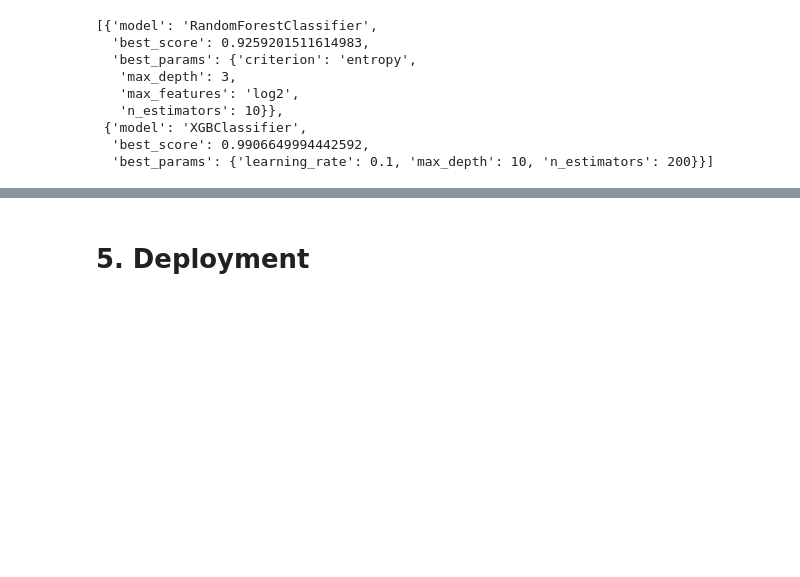
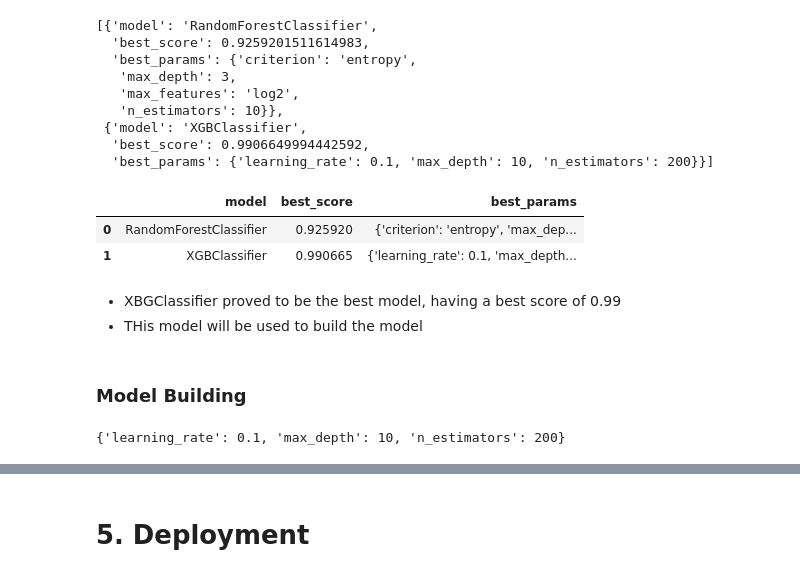
Before and after one commit to Mercy-Njambi/Employee-Churn, a Jupyter notebook: data/notebooks/analysis.ipynb, the cells around one changed output, grey strips where cells are left out. Cells and saved outputs as stored; diff of their text form; code cells hidden in the pictures; blank space fills up the shorter version.

```diff
--- a/data/notebooks/analysis.ipynb
+++ b/data/notebooks/analysis.ipynb
@@ -788,3 +789,23 @@ scores
  {'model': 'XGBClassifier',
   'best_score': 0.9906649994442592,
   'best_params': {'learning_rate': 0.1, 'max_depth': 10, 'n_estimators': 200}}]
+# %%
+# storing the scores in a dataframe
+
+scores_df = pd.DataFrame(scores)
+scores_df
+# %% [output]
+|  | model | best_score | best_params |
+| 0 | RandomForestClassifier | 0.925920 | {'criterion': 'entropy', 'max_dep... |
+| 1 | XGBClassifier | 0.990665 | {'learning_rate': 0.1, 'max_depth... |
+# %% [markdown]
+- XBGClassifier proved to be the best model, having a best score of 0.99
+- THis model will be used to build the model
+# %% [markdown]
+### Model Building
+# %%
+# getting the optimum parameters
+
+scores_df.loc[scores_df['model' ] == 'XGBClassifier', 'best_params'].values[1]
+# %% [output]
+{'learning_rate': 0.1, 'max_depth': 10, 'n_estimators': 200}
```
Also changed, not shown: parts of 6 cells of this notebook.
